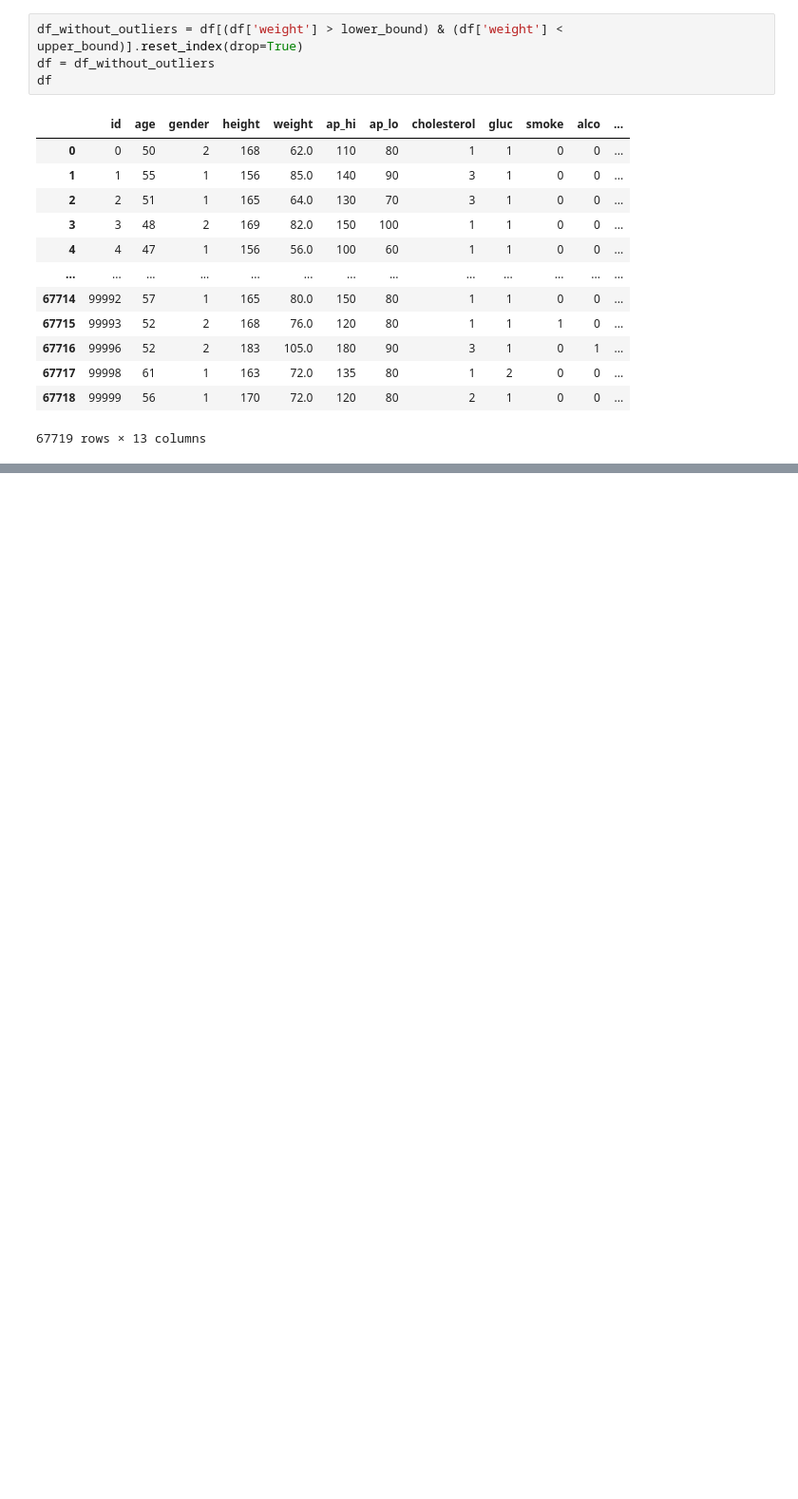
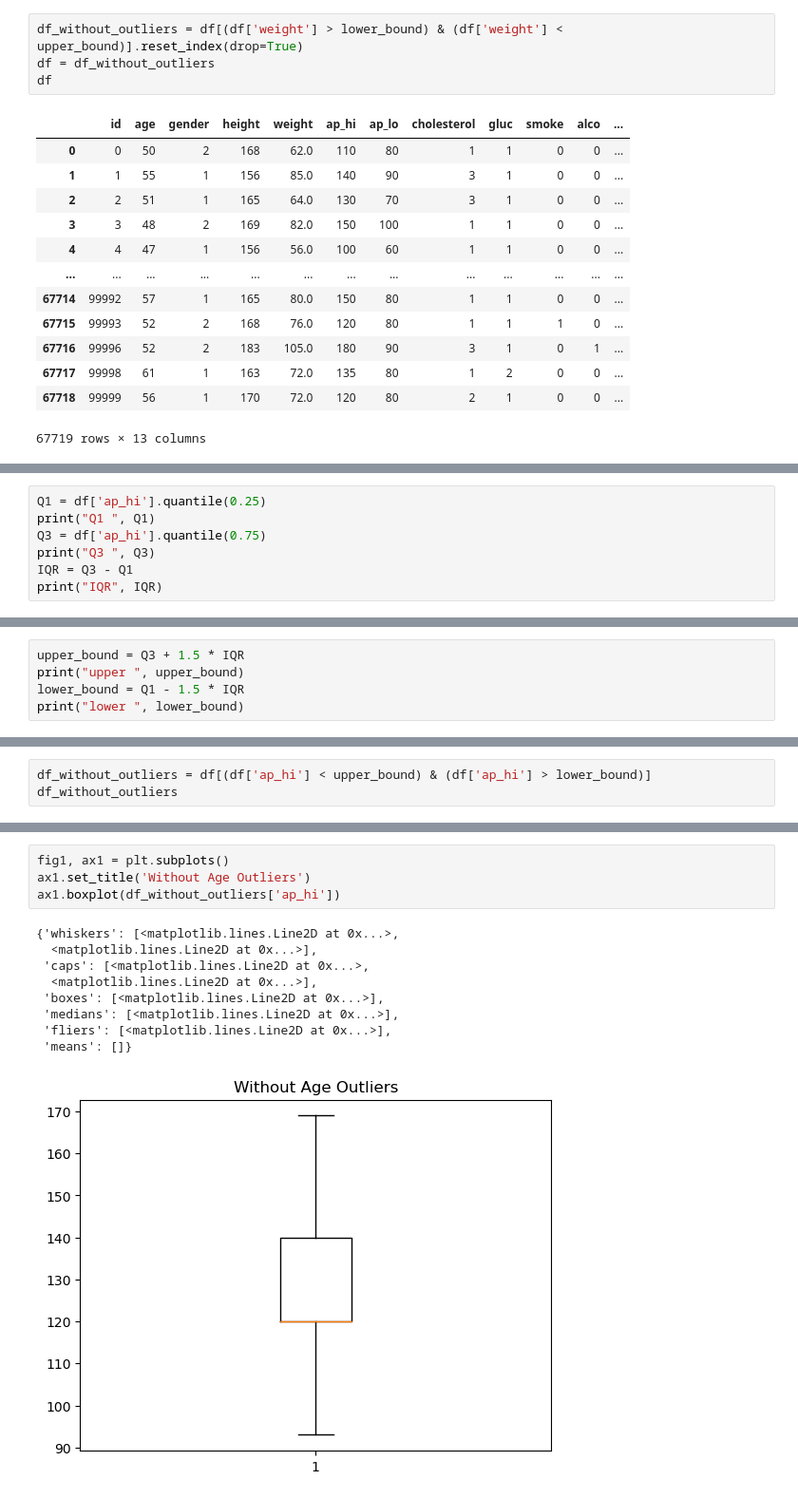
Before and after one commit to COMP3608-Big-Data/Cardiovascular-Disease-Prediction, a Jupyter notebook: the_gold_miners.ipynb, the cells around one changed output, grey strips where cells are left out. Shown at 95% size. Drawn from its saved outputs; the diff is of its cells as text; blank space fills up the shorter version.

Commit message:
Performed outlier analysis on the ap_hi column

```diff
--- a/the_gold_miners.ipynb
+++ b/the_gold_miners.ipynb
@@ -447,0 +462,7 @@ df
+# %%
+Q1 = df['ap_hi'].quantile(0.25)
+print("Q1 ", Q1)
+Q3 = df['ap_hi'].quantile(0.75)
+print("Q3 ", Q3)
+IQR = Q3 - Q1
+print("IQR", IQR)
@@ -447,0 +473,5 @@ df
+# %%
+upper_bound = Q3 + 1.5 * IQR
+print("upper ", upper_bound)
+lower_bound = Q1 - 1.5 * IQR
+print("lower ", lower_bound)
@@ -447,0 +481,3 @@ df
+# %%
+df_without_outliers = df[(df['ap_hi'] < upper_bound) & (df['ap_hi'] > lower_bound)]
+df_without_outliers
@@ -447,0 +512,14 @@ df
+# %%
+fig1, ax1 = plt.subplots()
+ax1.set_title('Without Age Outliers')
+ax1.boxplot(df_without_outliers['ap_hi'])
+# %% [output]
+{'whiskers': [<matplotlib.lines.Line2D at 0x...>,
+  <matplotlib.lines.Line2D at 0x...>],
+ 'caps': [<matplotlib.lines.Line2D at 0x...>,
+  <matplotlib.lines.Line2D at 0x...>],
+ 'boxes': [<matplotlib.lines.Line2D at 0x...>],
+ 'medians': [<matplotlib.lines.Line2D at 0x...>],
+ 'fliers': [<matplotlib.lines.Line2D at 0x...>],
+ 'means': []}
+[figure, added]
```
Also changed, not shown: parts of 7 cells of this notebook.
